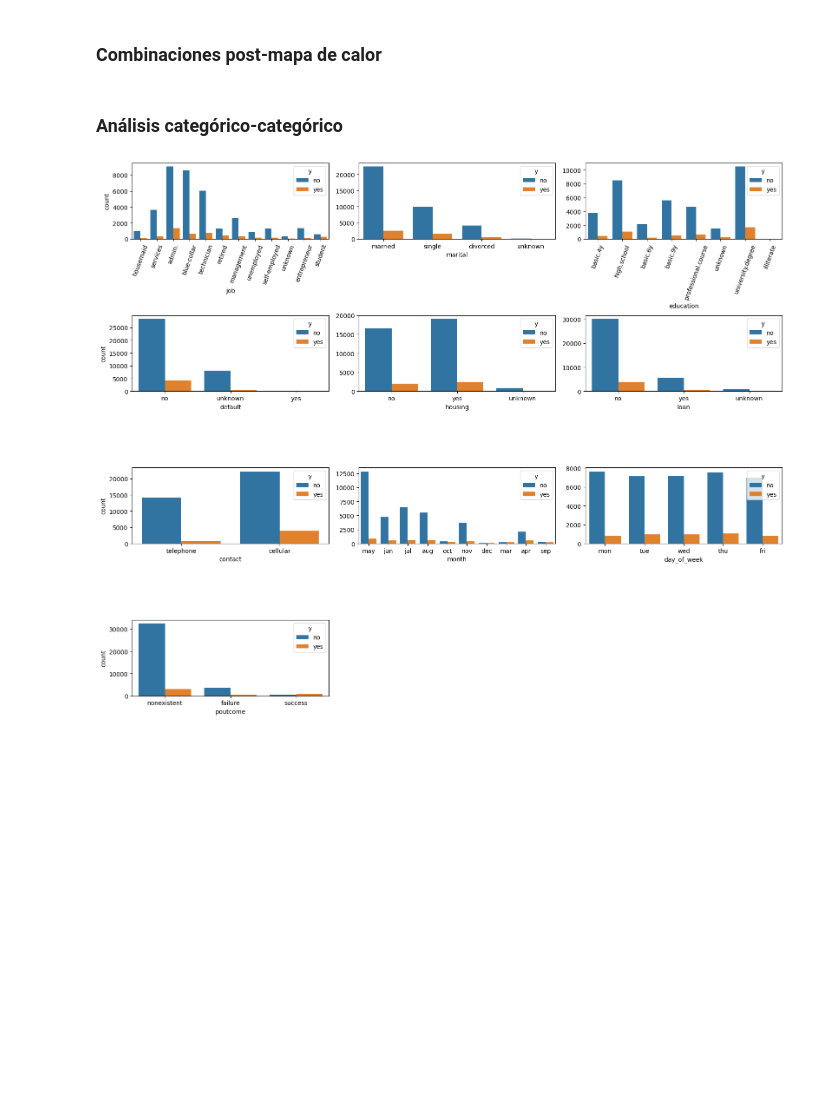
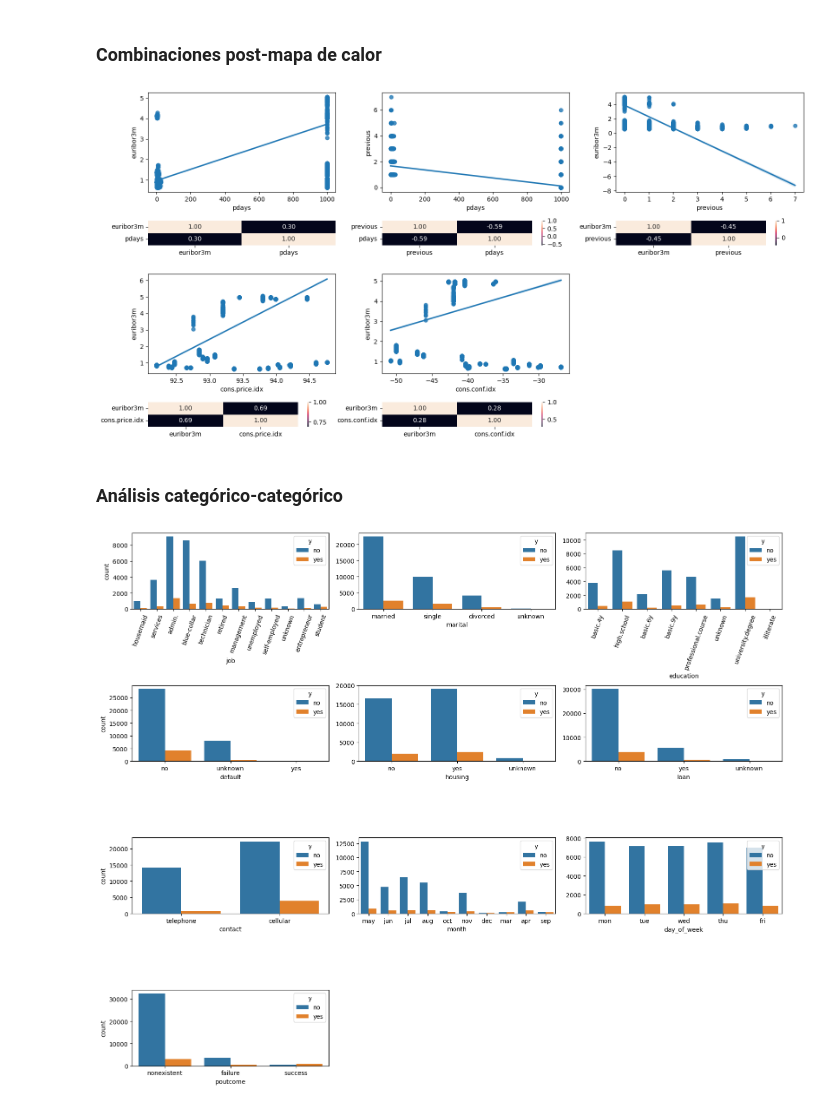
Before and after one commit to 4GeeksAcademy/Algoritmo-regresion-ml-pabloramcos, a Jupyter notebook: src/explore.ipynb, the cells around one changed output. Drawn from its saved outputs; the diff is of its cells as text; code cells hidden in the pictures; blank space fills up the shorter version.

```diff
--- a/src/explore.ipynb
+++ b/src/explore.ipynb
@@ -312,3 +306,34 @@ plt.show()
+# %%
+#pdays-euribor, pdays-previous, pdays-poutocme, previous-euribor, previos-contact, previous-poutcome, consprice con euribor y contact y month, conf con euribor, euriborn con uotcome, housing con loan,
+#month con uribor, poutocme con contct y euribor,
+
+fig, axis = plt.subplots(4, 3, figsize = (16, 8), gridspec_kw={'height_ratios': [4, 1, 4, 1]})
+
+# Crear un diagrama de dispersión múltiple
+sns.regplot(ax = axis[0, 0], data = total_dataf, x = "pdays", y = "euribor3m")
+sns.heatmap(total_dataf[["euribor3m", "pdays"]].corr(), annot = True, fmt = ".2f", ax = axis[1, 0], cbar = False)
+
+sns.regplot(ax = axis[0, 1], data = total_dataf, x = "pdays", y = "previous")
+sns.heatmap(total_dataf[["previous", "pdays"]].corr(), annot = True, fmt = ".2f", ax = axis[1, 1])
+
+sns.regplot(ax = axis[0, 2], data = total_dataf, x = "previous", y = "euribor3m")
+sns.heatmap(total_dataf[["euribor3m", "previous"]].corr(), annot = True, fmt = ".2f", ax = axis[1, 2])
+
+
+sns.regplot(ax = axis[2, 0], data = total_dataf, x = "cons.price.idx", y = "euribor3m")
+sns.heatmap(total_dataf[["euribor3m", "cons.price.idx"]].corr(), annot = True, fmt = ".2f", ax = axis[3, 0])
+
+sns.regplot(ax = axis[2, 1], data = total_dataf, x = "cons.conf.idx", y = "euribor3m")
+sns.heatmap(total_dataf[["euribor3m", "cons.conf.idx"]].corr(), annot = True, fmt = ".2f", ax = axis[3, 1])
+
+fig.delaxes(axis[2, 2])
+fig.delaxes(axis[3, 2])
+
+
+plt.tight_layout()
+plt.show()
+# %% [output]
+[figure, added]
 # %% [markdown]
 ### Análisis categórico-categórico
 # %%
```
Also changed, not shown: parts of 18 cells of this notebook.
